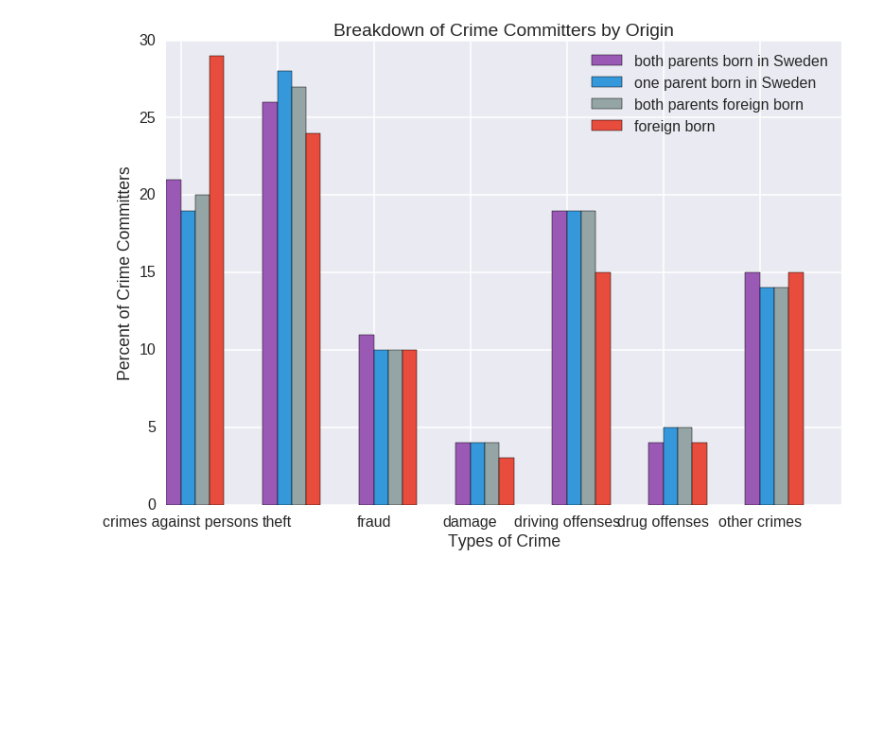
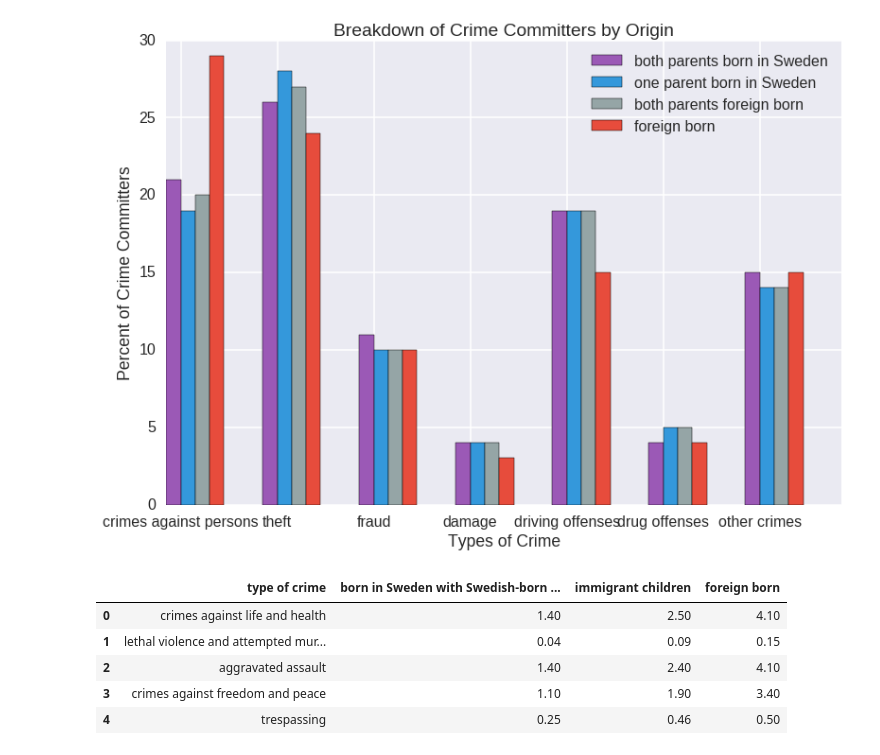
Before and after one commit to skchandra/DataScience16CTW, a Jupyter notebook: immigration_plots.ipynb, the cells around one changed output. Drawn from its saved outputs; the diff is of its cells as text; code cells hidden in the pictures; blank space fills up the shorter version.

```diff
--- a/immigration_plots.ipynb
+++ b/immigration_plots.ipynb
@@ -350,3 +350,13 @@ def grouped_histogram(df):
 grouped_histogram(crime_dist_df)
 # %% [output]
 [figure]
+# %%
+crime_on_dist = pd.read_table('crime_on_distribution_by_origin.txt', sep='|')
+crime_on_dist.head()
+# %% [output]
+|  | type of crime | born in Sweden with Swedish-born ... | immigrant children | foreign born |
+| 0 | crimes against life and health | 1.40 | 2.50 | 4.10 |
+| 1 | lethal violence and attempted mur... | 0.04 | 0.09 | 0.15 |
+| 2 | aggravated assault | 1.40 | 2.40 | 4.10 |
+| 3 | crimes against freedom and peace | 1.10 | 1.90 | 3.40 |
+| 4 | trespassing | 0.25 | 0.46 | 0.50 |
```
Also changed, not shown: parts of 2 cells of this notebook, 13 other files.
